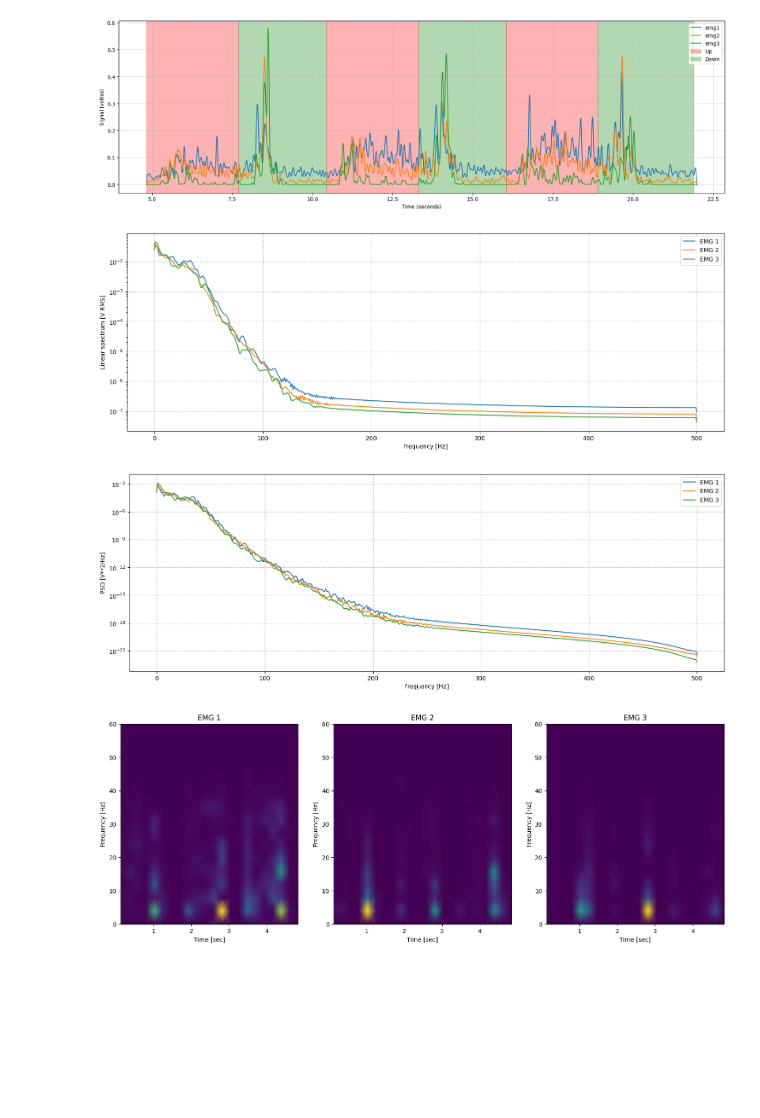
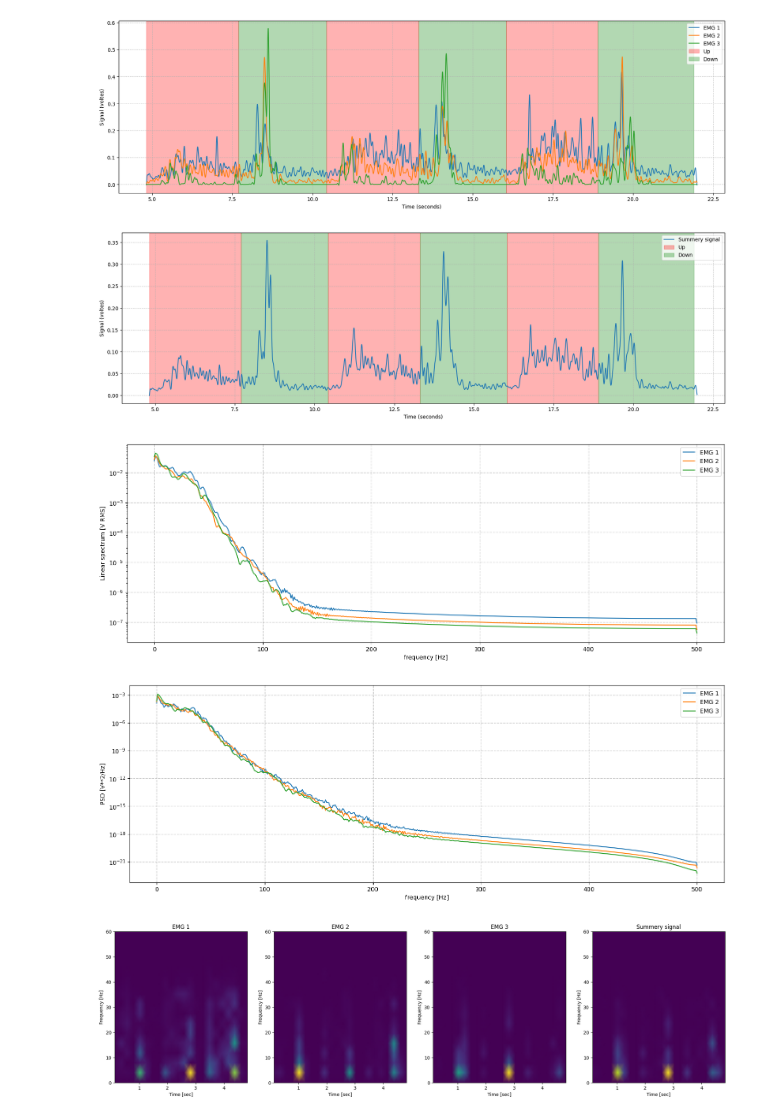
Before and after one commit to Slauva/thesis-project, a Jupyter notebook: experiment_optimal_position/2.0_data_analyze.ipynb, the cells around one changed output. Saved outputs shown, nothing was run; the diff lists cells and outputs as text; code cells hidden in the pictures; blank space fills up the shorter version.

Commit message:
feat: added summery signal analyze

```diff
--- a/experiment_optimal_position/2.0_data_analyze.ipynb
+++ b/experiment_optimal_position/2.0_data_analyze.ipynb
@@ -75,41 +75,70 @@ plt.legend()
 plt.show()
 # %% [output]
 [figure]
+# %%
+plt.figure(figsize=(21, 6))
+plt.plot(interval, np.sum(emg, axis=1) / 3, label="Summery signal")
+
+plt.grid(True, linestyle="--", alpha=0.7)
+plt.xlabel("Time (seconds)")
+plt.ylabel("Signal (voltes)")
+c = ["r", "g"]
+periods = []
+for i in range(3):
+    t0 = np.argwhere(interval >= config[f"close_{i}"])[0][0]
+    tf = np.argwhere(interval >= config[f"open_{i}"])[0][0]
+    periods.extend([t0, tf])
+periods.append(np.argwhere(interval >= 21.9)[0][0])
+for i in range(len(periods) - 1):
+    if i in [0, 1]:
+        plt.axvspan(interval[periods[i]], interval[periods[i + 1]], color=c[i%2], alpha=0.3, label=f"{'Up' if i%2==0 else 'Down'}")
+    else:
+        plt.axvspan(interval[periods[i]], interval[periods[i + 1]], color=c[i%2], alpha=0.3)
+plt.legend()
+plt.show()
+# %% [output]
+[figure, added]
 # %%
 plt.figure(figsize=(18, 6))
 for i in range(emg.shape[1]):
     f, pxx = welch(emg[:, i], 1000, "flattop", 1024, scaling='spectrum')
     plt.semilogy(f, np.sqrt(pxx), label=f"EMG {i+1}")
 plt.xlabel('frequency [Hz]')
 plt.ylabel('Linear spectrum [V RMS]')
 plt.grid(True, linestyle='--', linewidth=1, alpha=0.7)
 plt.legend()
 plt.show()
 
 plt.figure(figsize=(18, 6))
 for i in range(emg.shape[1]):
     f, pxx = welch(emg[:, i], 1000, nperseg=1024, scaling='spectrum')
     plt.semilogy(f, pxx, label=f"EMG {i+1}")
 plt.xlabel('frequency [Hz]')
 plt.ylabel('PSD [V**2/Hz]')
 plt.grid(True, linestyle='--', linewidth=1, alpha=0.7)
 plt.legend()
 plt.show()
 
 
-fig, axes = plt.subplots(1, 3, figsize=(18, 6))
+fig, axes = plt.subplots(1, 4, figsize=(24, 6))
 for i in range(emg.shape[1]):
     f, t, Sxx = spectrogram(emg[:, i], 1000)
     axes[i].set_title(f"EMG {i + 1}")
     axes[i].pcolormesh(t, f, Sxx, shading='gouraud')
     axes[i].set_ylabel('Frequency [Hz]')
     axes[i].set_xlabel('Time [sec]')
     axes[i].set_ylim([0, 60])
+f, t, Sxx = spectrogram(np.sum(emg, axis=1) / 3, 1000)
+axes[3].set_title(f"Summery signal")
+axes[3].pcolormesh(t, f, Sxx, shading='gouraud')
+axes[3].set_ylabel('Frequency [Hz]')
+axes[3].set_xlabel('Time [sec]')
+axes[3].set_ylim([0, 60])
 plt.show()
 # %% [output]
 [figure]
 [figure]
-[figure, old version]
+[figure, new version]
 # %%
 def analyze(signal: np.ndarray, fs: int = 1000) -> None:
     # Root Mean Square
```
Also changed, not shown: parts of 3 cells of this notebook.
